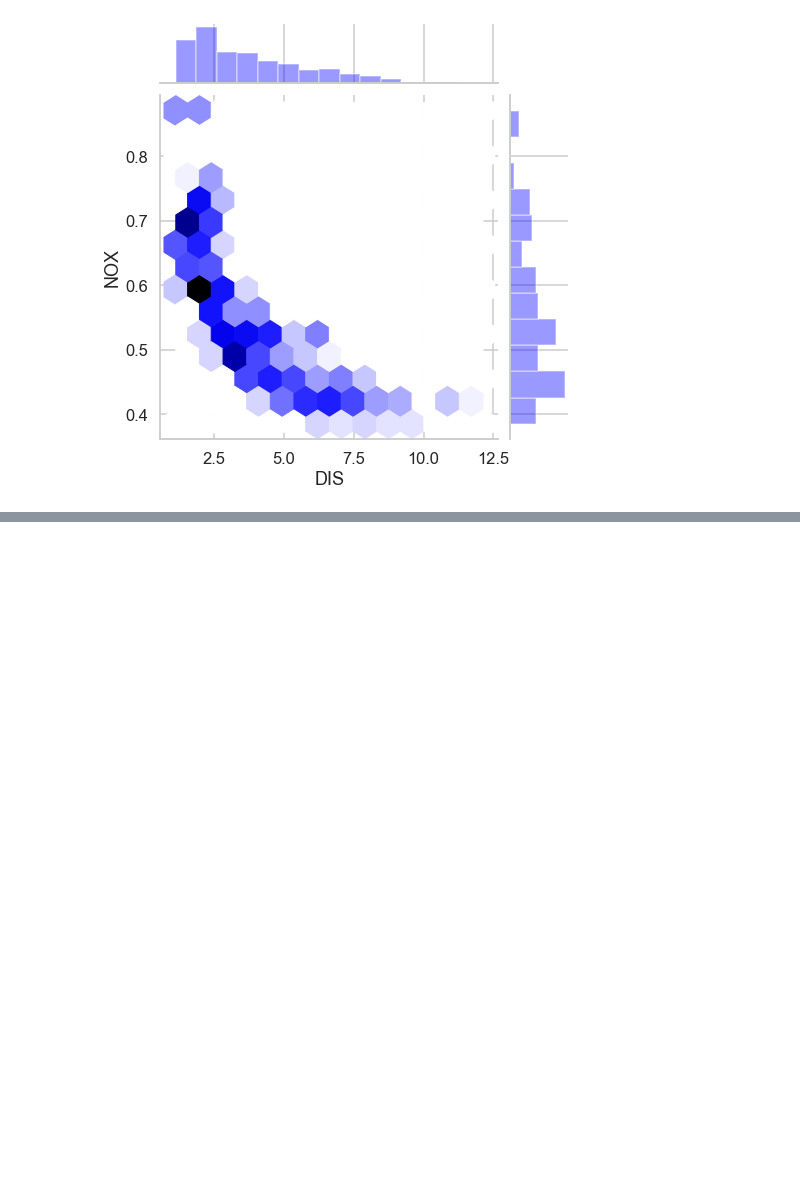
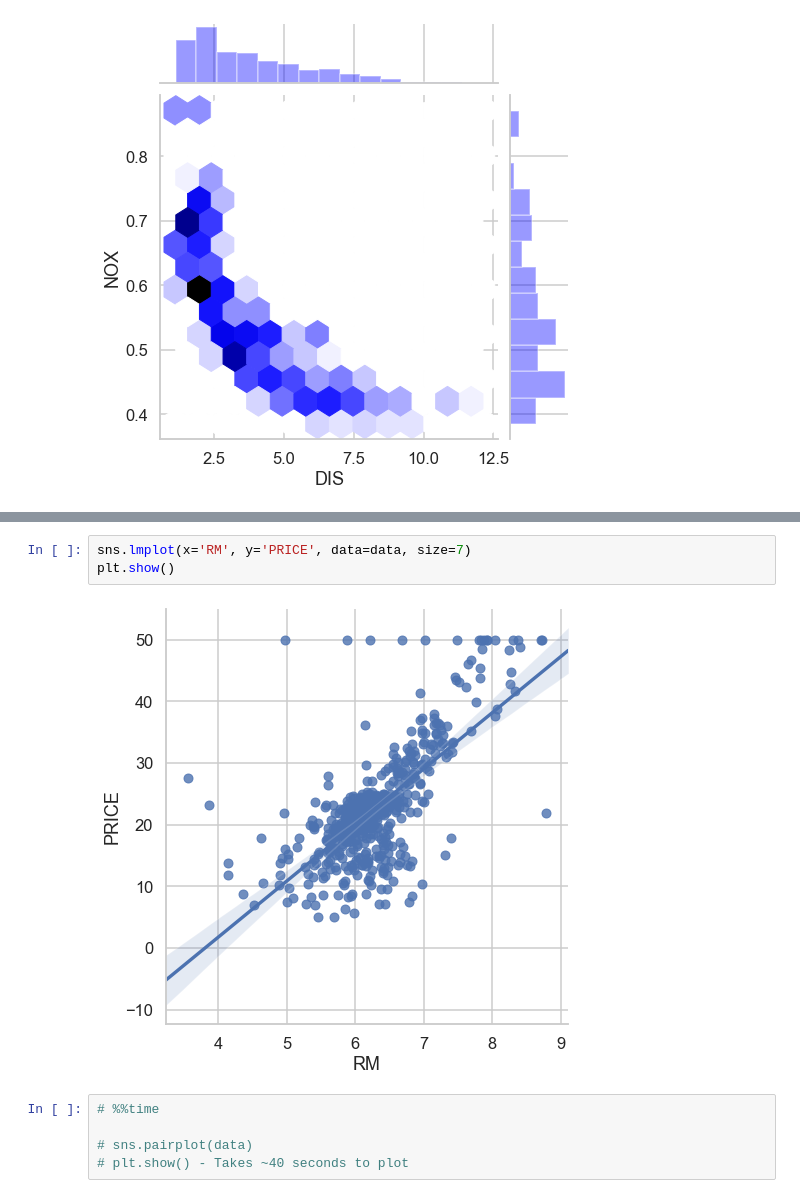
Before and after one commit to Sampatankar/DataScienceBootcamp2020-Python, a Jupyter notebook: 5MultivariableLinearRegression/04 Multivariate Regression.ipynb, the cells around one changed output, grey strips where cells are left out. Drawn from its saved outputs; the diff is of its cells as text; blank space fills up the shorter version.

```diff
--- a/5MultivariableLinearRegression/04 Multivariate Regression.ipynb
+++ b/5MultivariableLinearRegression/04 Multivariate Regression.ipynb
@@ -460,0 +491,10 @@ plt.show()
+# %%
+sns.lmplot(x='RM', y='PRICE', data=data, size=7)
+plt.show()
+# %% [output]
+[figure, added]
+# %%
+# %%time
+
+# sns.pairplot(data)
+# plt.show() - Takes ~40 seconds to plot
```
Also changed, not shown: parts of 5 cells of this notebook, 1 other file.
